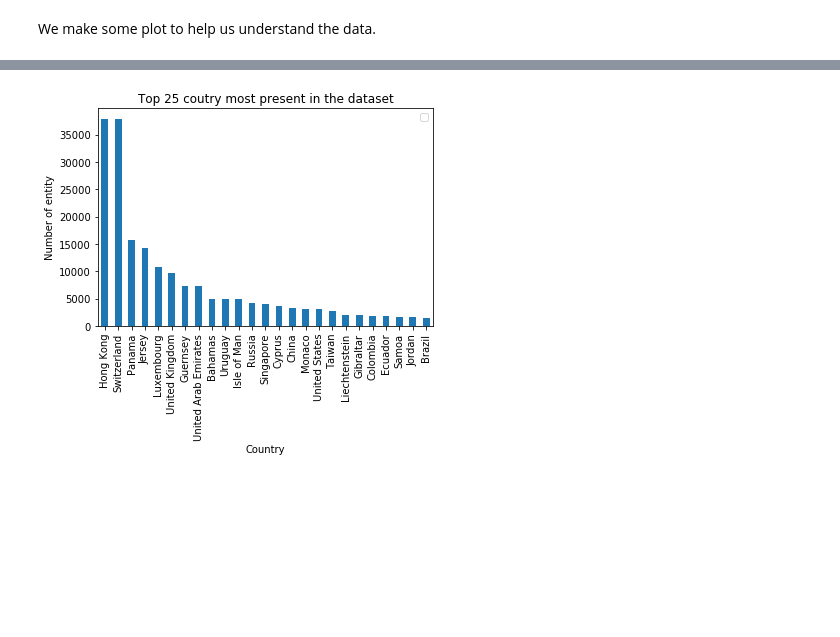
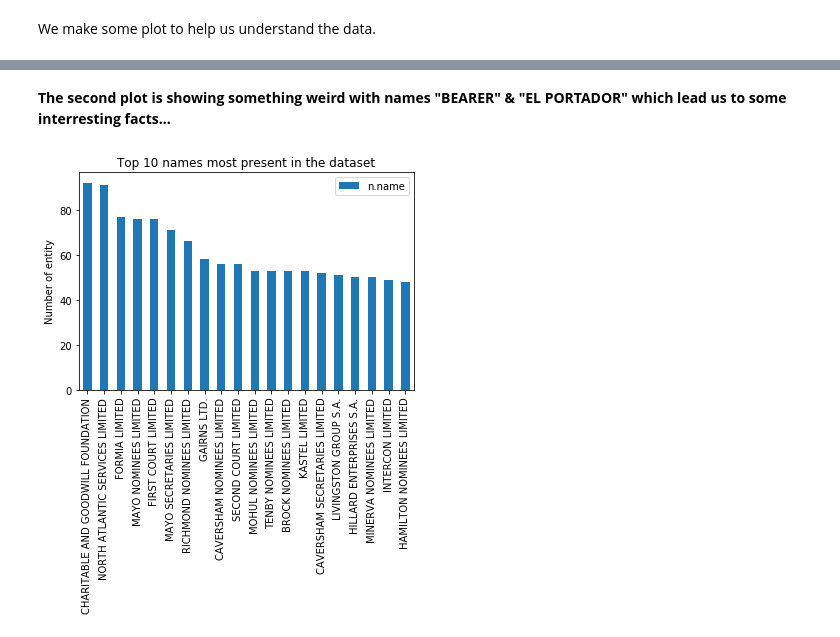
Before and after one commit to Roussaky/ada-EPFL, a Jupyter notebook: project/project.ipynb, the cells around one changed output, grey strips where cells are left out. Cells and saved outputs as stored; diff of their text form; code cells hidden in the pictures; blank space fills up the shorter version.

```diff
--- a/project/project.ipynb
+++ b/project/project.ipynb
@@ -11,0 +157,2 @@ We make some plot to help us understand the data.
+# %%
+panama_officer = pd.read_csv('./Data/panama_papers.nodes.officer.csv')
@@ -12,9 +176,10 @@ We make some plot to help us understand the data.
+# %% [markdown]
+**The second plot is showing something weird with names "BEARER" & "EL PORTADOR" which lead us to some interresting facts...**
 # %%
-countries = pd.DataFrame(panama_entity['n.countries'].value_counts())
-countries[:25].plot(kind='bar',title='Top 25 coutry most present in the dataset')
-plt.xlabel('Country')
+names = pd.DataFrame(panama_officer[panama_officer['n.name'].str.contains('bearer|EL PORTADOR', case=False) == False ]['n.name'].value_counts())
+names[:20].plot(kind='bar',title='Top 10 names most present in the dataset')
 plt.ylabel('Number of entity')
-plt.legend('')
+
 plt.show()
 # %% [output]
-[figure, old version]
+[figure, new version]
```
Also changed, not shown: parts of 16 cells of this notebook.
